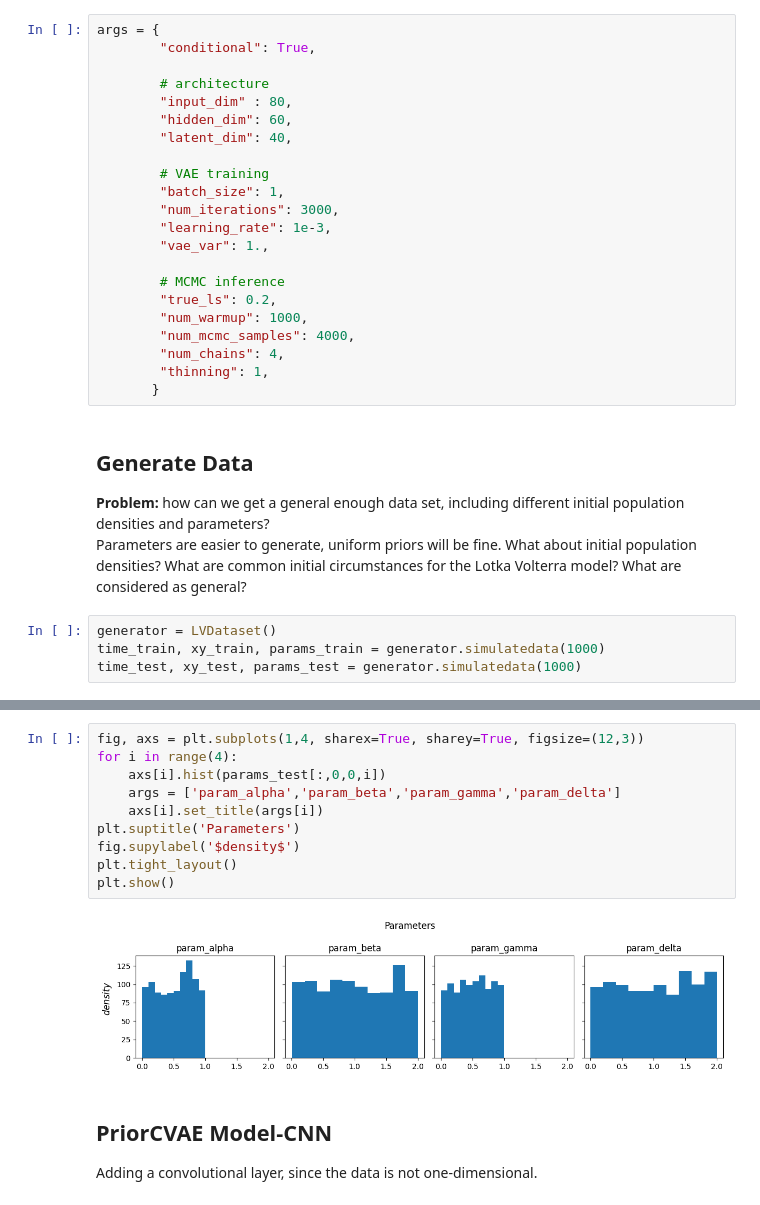
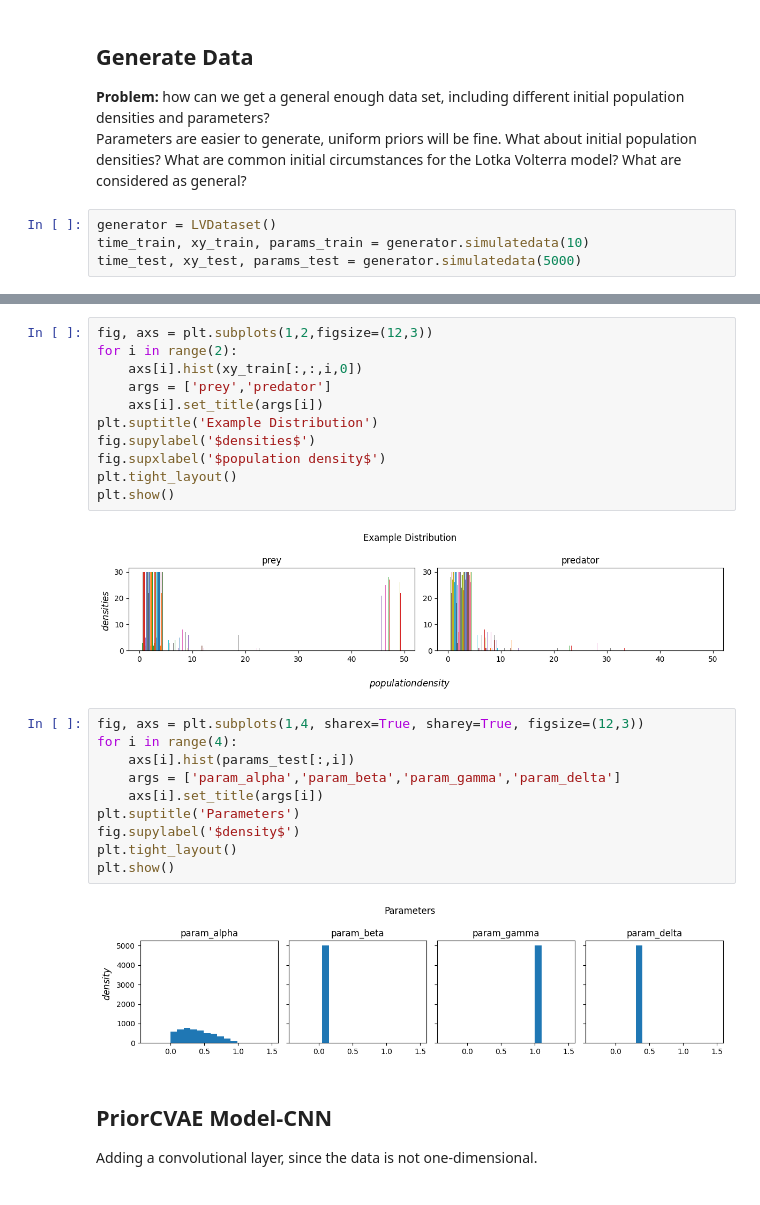
Before and after one commit to hltlovespeach/PINTS_priorCVAE, a Jupyter notebook: vae_LV.ipynb, the cells around one changed output, grey strips where cells are left out. Saved outputs shown, nothing was run; the diff lists cells and outputs as text.

Commit message:
one param

```diff
--- a/vae_LV.ipynb
+++ b/vae_LV.ipynb
@@ -32,30 +28,8 @@ import pints.plot
-# %%
-args = {
-        "conditional": True,
-
-        # architecture
-        "input_dim" : 80,
-        "hidden_dim": 60,
-        "latent_dim": 40,
-
-        # VAE training
-        "batch_size": 1,
-        "num_iterations": 3000,
-        "learning_rate": 1e-3,
-        "vae_var": 1.,
-
-        # MCMC inference
-        "true_ls": 0.2,
-        "num_warmup": 1000,
-        "num_mcmc_samples": 4000,
-        "num_chains": 4,
-        "thinning": 1,
-       }
 # %% [markdown]
 ## Generate Data
 **Problem:** how can we get a general enough data set, including different initial population densities and parameters?
 Parameters are easier to generate, uniform priors will be fine. What about initial population densities? What are common initial circumstances for the Lotka Volterra model? What are considered as general?
 # %%
 generator = LVDataset()
-time_train, xy_train, params_train = generator.simulatedata(1000)
-time_test, xy_test, params_test = generator.simulatedata(1000)
+time_train, xy_train, params_train = generator.simulatedata(10)
+time_test, xy_test, params_test = generator.simulatedata(5000)
@@ -88,15 +50,28 @@ plt.show()
+# %%
+fig, axs = plt.subplots(1,2,figsize=(12,3))
+for i in range(2):
+    axs[i].hist(xy_train[:,:,i,0])
+    args = ['prey','predator']
+    axs[i].set_title(args[i])
+plt.suptitle('Example Distribution')
+fig.supylabel('$densities$')
+fig.supxlabel('$population density$')
+plt.tight_layout()
+plt.show()
+# %% [output]
+[figure, added]
 # %%
 fig, axs = plt.subplots(1,4, sharex=True, sharey=True, figsize=(12,3))
 for i in range(4):
-    axs[i].hist(params_test[:,0,0,i])
+    axs[i].hist(params_test[:,i])
     args = ['param_alpha','param_beta','param_gamma','param_delta']
     axs[i].set_title(args[i])
 plt.suptitle('Parameters')
 fig.supylabel('$density$')
 plt.tight_layout()
 plt.show()
 # %% [output]
-[figure, old version]
+[figure, new version]
 # %% [markdown]
 ## PriorCVAE Model-CNN
 Adding a convolutional layer, since the data is not one-dimensional.
```
Also changed, not shown: parts of 14 cells of this notebook.
